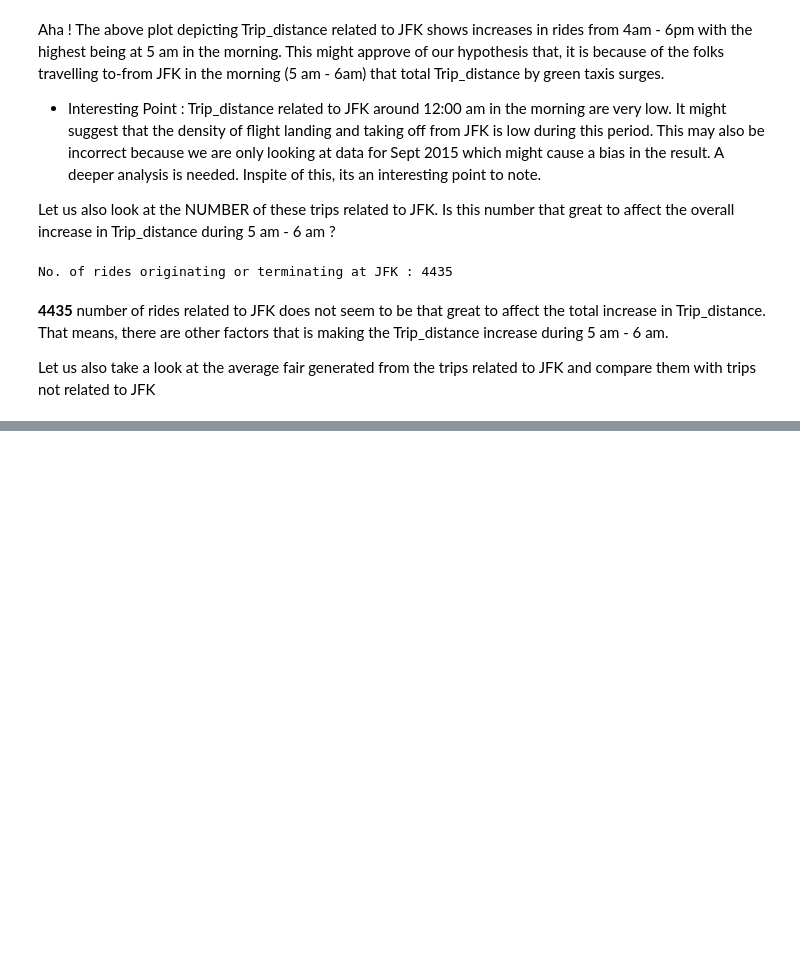
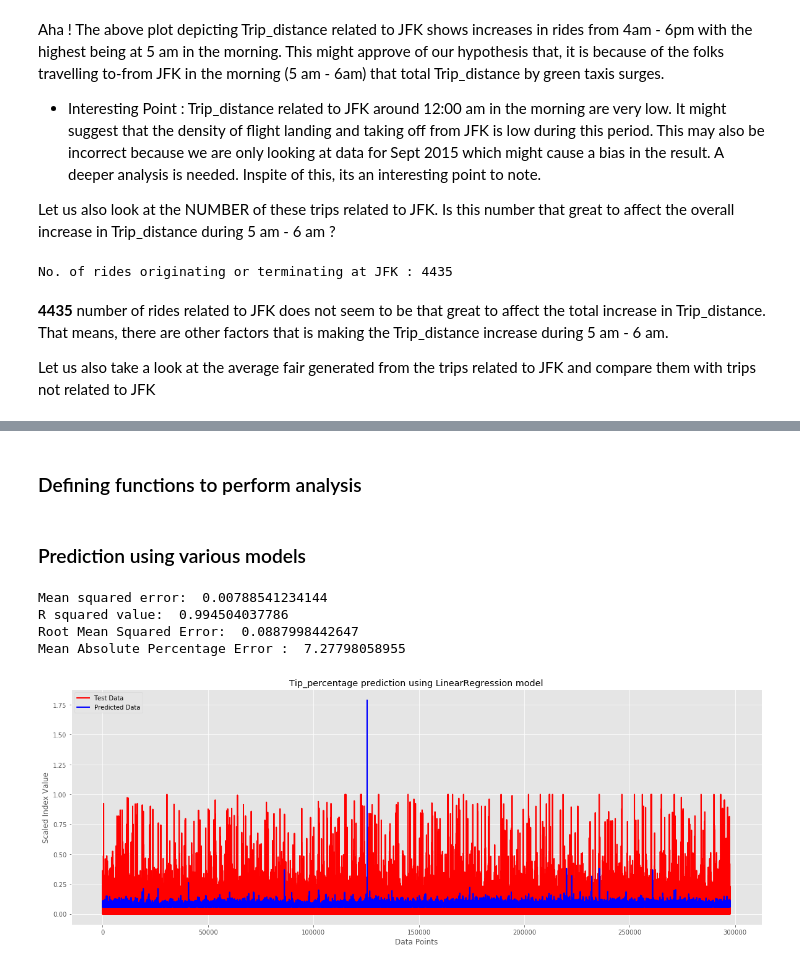
Before and after one commit to saurabhsingh13no/NewYork_GreenTaxis, a Jupyter notebook: notebook/GreenTaxis.ipynb, the cells around one changed output, grey strips where cells are left out. Cells and saved outputs as stored; diff of their text form; code cells hidden in the pictures; blank space fills up the shorter version.

```diff
--- a/notebook/GreenTaxis.ipynb
+++ b/notebook/GreenTaxis.ipynb
@@ -279,0 +417,15 @@ dfAirport['Fare_amount'].sum()/dfNonAirport['Fare_amount'].sum()
+# %%
+# Sample train and test data : we are using 80% of the dataset as training data
+predictors = df[df.columns[:-1]]
+classes = df[df.columns[-1:]]
+
+training_set_size = int(len(df) * 0.8)
+test_set_size = len(df) - training_set_size
+
+training_predictors = predictors[:training_set_size]
+training_classes = classes[:training_set_size]
+test_predictors = predictors[training_set_size:]
+test_classes = classes[training_set_size:]
+
+training_predictors.head()
+# training_classes.head()
@@ -279,0 +439,2 @@ dfAirport['Fare_amount'].sum()/dfNonAirport['Fare_amount'].sum()
+# %% [markdown]
+### Defining functions to perform analysis
@@ -279,0 +489,12 @@ dfAirport['Fare_amount'].sum()/dfNonAirport['Fare_amount'].sum()
+# %% [markdown]
+### Prediction using various models
+# %%
+# Using Linear_regression model from scikit-learn to predict the Tip_percentage
+regr = LinearRegression()
+(MSE_L, R2_L, RMSE_L, MAPE_L)=runAnalysis(regr)
+# %% [output]
+Mean squared error:  0.00788541234144
+R squared value:  0.994504037786
+Root Mean Squared Error:  0.0887998442647
+Mean Absolute Percentage Error :  7.27798058955
+[figure, added]
```
Also changed, not shown: parts of 33 cells of this notebook.
